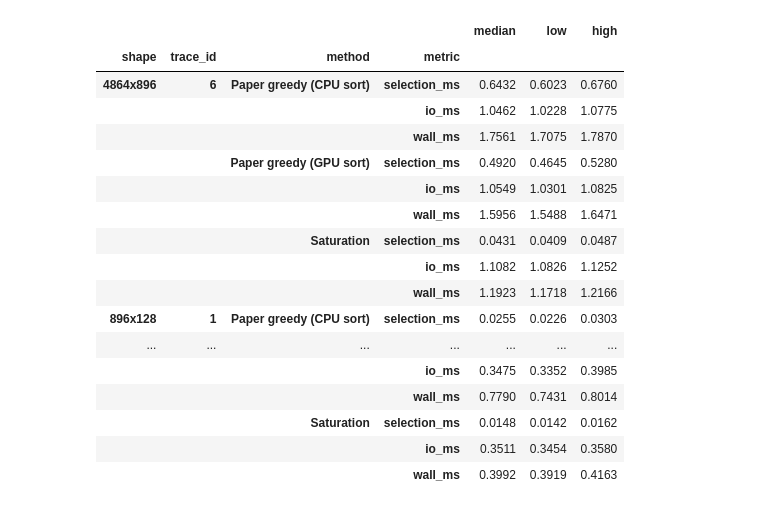
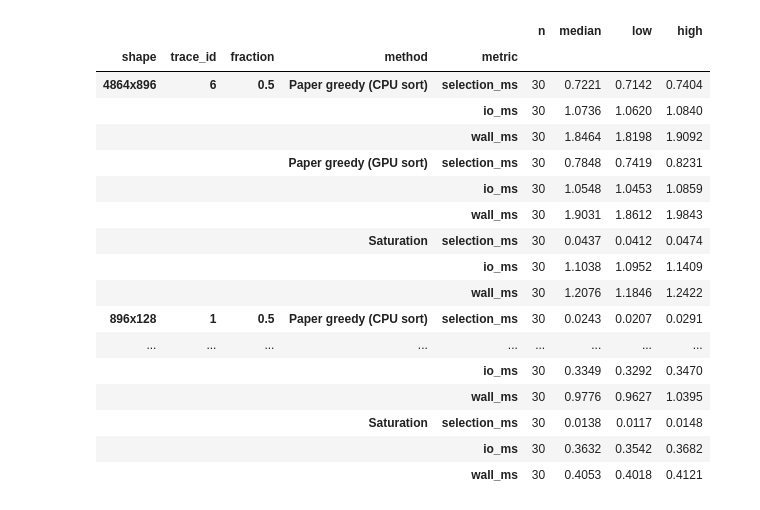
Before and after one commit to yabsed/vlm-in-flash, a Jupyter notebook: conclusion/python/results/03/03_selection_latency.ipynb, the cells around one changed output. Saved outputs shown, nothing was run; the diff lists cells and outputs as text; code cells hidden in the pictures.

```diff
--- a/conclusion/python/results/03/03_selection_latency.ipynb
+++ b/conclusion/python/results/03/03_selection_latency.ipynb
@@ -93,12 +95,13 @@ if RUN_BENCHMARK:
             v = trace["values"].astype(np.float32)
             v = v / v.mean() if v.any() else v
             values, N = torch.from_numpy(v), len(v)
+            total_importance = float(values.double().sum())
             row_bytes = weight_bytes * trace["d"]
             w, (start, jump) = row_bytes / 1024, geometry[trace["shape"]]
             B = int(np.ceil(boundary / w))
             costs = torch.tensor([0.] + [table.read_ms(w*r) for r in range(1, N+1)], dtype=torch.float64)
             params = vlmflash.ChunkParams(start_kb=start, step_kb=start, jump_cap_kb=jump,
-                                          end_kb=model["s99_kib"]+1)
+                                          end_kb=ceiling+1)
             windows, stride = _window_sweep(N, w, table, params)
             sizes = torch.tensor([r for r, _ in windows], dtype=torch.int64)
             delays = torch.tensor([t for _, t in windows], dtype=torch.float64)
@@ -115,9 +118,10 @@ if RUN_BENCHMARK:
                     assert selected <= R if name.startswith("Paper greedy") else selected == R
                     spans = np.flatnonzero(np.diff(np.r_[False, mask.numpy().astype(bool), False])).reshape(-1,2)
                     checked[name] = (mask.clone(), dict(R_selected=selected, fill_pct=100*selected/R,
-                        retained_pct=100*float(values[mask.bool()].double().sum())/float(values.double().sum()),
+                        retained_pct=100*float(values[mask.bool()].double().sum())/total_importance if total_importance else np.nan,
                         modeled_io_ms=float(costs[np.diff(spans).ravel()].sum()), runs=len(spans),
                         intervals=json.dumps(spans.tolist())))
+                assert torch.equal(checked["Paper greedy (CPU sort)"][0], checked["Paper greedy (GPU sort)"][0])
                 for repeat in range(-WARMUP, REPEATS):
                     for name in rng.permutation(list(functions)):
                         begin = perf_counter_ns()
@@ -139,14 +143,15 @@ if RUN_BENCHMARK:
     environment = dict(platform=platform.platform(), torch=torch.__version__, cuda_available=cuda_available,
         paper_sort_devices=["cuda", "cpu"],
         torch_threads=torch.get_num_threads(), reader_threads=THREADS, direct_io=True, destination="cpu",
-        tile_boundary_kib=boundary, paper_ceiling_kib=model["s99_kib"], traces=len(traces),
+        tile_boundary_kib=boundary, paper_ceiling_kib=ceiling, traces=len(traces),
         warmup=WARMUP, repeats=REPEATS, fractions=FRACTIONS.tolist(), max_read_kib=768,
         measurement="prepared CPU importance through selected bytes on CPU; no model compute",
-        profile_sha256=hashlib.sha256(PROFILE.read_bytes()).hexdigest(),
-        trace_sha256=hashlib.sha256(TRACE.read_bytes()).hexdigest(),
         upstream_commit=subprocess.check_output(["git","-C",str(UPSTREAM),"rev-parse","HEAD"],text=True).strip(),
         mount=subprocess.check_output(["findmnt","-T",str(RESULTS.resolve()),"-n","-o","SOURCE,FSTYPE,TARGET"],text=True).strip())
     ENVIRONMENT.write_text(json.dumps(environment, indent=2))
-frame = pd.read_csv(RESULTS) if RESULTS.exists() else pd.DataFrame()
-if ENVIRONMENT.exists(): display(pd.Series(json.loads(ENVIRONMENT.read_text())))
+frame = pd.read_csv(RESULTS)
+assert not frame.empty, "Run the measurement before evaluating the report."
+environment = json.loads(ENVIRONMENT.read_text())
+display(pd.Series(environment)[["platform", "torch", "reader_threads", "warmup", "repeats", "traces",
+                                "direct_io", "tile_boundary_kib", "paper_ceiling_kib", "mount"]])
 # %% [output]
@@ -221,33 +223,34 @@ if not frame.empty:
 # %%
-if not frame.empty:
-    from scipy.stats import bootstrap
-    intervals = []
-    for shape, data in frame[np.isclose(frame.fraction, .5)].groupby("shape"):
-        for name, group in data[data.trace_id == data.trace_id.min()].groupby("method"):
-            for metric in ("selection_ms", "io_ms", "wall_ms"):
-                sample = group[metric].to_numpy()
-                ci = bootstrap((sample,), np.median, method="BCa", n_resamples=10000,
-                               random_state=0).confidence_interval
-                intervals.append(dict(shape=shape, trace_id=int(group.trace_id.iloc[0]), method=name,
-                    metric=metric, median=np.median(sample), low=ci.low, high=ci.high))
-    display(pd.DataFrame(intervals).set_index(["shape","trace_id","method","metric"]).round(4))
+from scipy.stats import bootstrap
+intervals = []
+for shape, data in frame.groupby("shape"):
+    trace = data[data.trace_id == data.trace_id.min()]
+    fraction = min(trace.fraction.unique(), key=lambda f: abs(f - .5))
+    for name, group in trace[np.isclose(trace.fraction, fraction)].groupby("method"):
+        for metric in ("selection_ms", "io_ms", "wall_ms"):
+            sample = group[metric].to_numpy()
+            ci = bootstrap((sample,), np.median, method="BCa", n_resamples=10000,
+                           random_state=0).confidence_interval
+            intervals.append(dict(shape=shape, trace_id=int(group.trace_id.iloc[0]), fraction=fraction,
+                method=name, metric=metric, n=len(sample), median=np.median(sample), low=ci.low, high=ci.high))
+display(pd.DataFrame(intervals).set_index(["shape", "trace_id", "fraction", "method", "metric"]).round(4))
 # %% [output]
-|  |  |  |  | median | low | high |
-| shape | trace_id | method | metric |  |  |  |
-| 4864x896 | 6 | Paper greedy (CPU sort) | selection_ms | 0.6432 | 0.6023 | 0.6760 |
-|  |  |  | io_ms | 1.0462 | 1.0228 | 1.0775 |
-|  |  |  | wall_ms | 1.7561 | 1.7075 | 1.7870 |
-|  |  | Paper greedy (GPU sort) | selection_ms | 0.4920 | 0.4645 | 0.5280 |
-|  |  |  | io_ms | 1.0549 | 1.0301 | 1.0825 |
-|  |  |  | wall_ms | 1.5956 | 1.5488 | 1.6471 |
-|  |  | Saturation | selection_ms | 0.0431 | 0.0409 | 0.0487 |
-|  |  |  | io_ms | 1.1082 | 1.0826 | 1.1252 |
-|  |  |  | wall_ms | 1.1923 | 1.1718 | 1.2166 |
-| 896x128 | 1 | Paper greedy (CPU sort) | selection_ms | 0.0255 | 0.0226 | 0.0303 |
-| ... | ... | ... | ... | ... | ... | ... |
-|  |  |  | io_ms | 0.3475 | 0.3352 | 0.3985 |
-|  |  |  | wall_ms | 0.7790 | 0.7431 | 0.8014 |
-|  |  | Saturation | selection_ms | 0.0148 | 0.0142 | 0.0162 |
-|  |  |  | io_ms | 0.3511 | 0.3454 | 0.3580 |
-|  |  |  | wall_ms | 0.3992 | 0.3919 | 0.4163 |
+|  |  |  |  |  | n | median | low | high |
+| shape | trace_id | fraction | method | metric |  |  |  |  |
+| 4864x896 | 6 | 0.5 | Paper greedy (CPU sort) | selection_ms | 30 | 0.7221 | 0.7142 | 0.7404 |
+|  |  |  |  | io_ms | 30 | 1.0736 | 1.0620 | 1.0840 |
+|  |  |  |  | wall_ms | 30 | 1.8464 | 1.8198 | 1.9092 |
+|  |  |  | Paper greedy (GPU sort) | selection_ms | 30 | 0.7848 | 0.7419 | 0.8231 |
+|  |  |  |  | io_ms | 30 | 1.0548 | 1.0453 | 1.0859 |
+|  |  |  |  | wall_ms | 30 | 1.9031 | 1.8612 | 1.9843 |
+|  |  |  | Saturation | selection_ms | 30 | 0.0437 | 0.0412 | 0.0474 |
+|  |  |  |  | io_ms | 30 | 1.1038 | 1.0952 | 1.1409 |
+|  |  |  |  | wall_ms | 30 | 1.2076 | 1.1846 | 1.2422 |
+| 896x128 | 1 | 0.5 | Paper greedy (CPU sort) | selection_ms | 30 | 0.0243 | 0.0207 | 0.0291 |
+| ... | ... | ... | ... | ... | ... | ... | ... | ... |
+|  |  |  |  | io_ms | 30 | 0.3349 | 0.3292 | 0.3470 |
+|  |  |  |  | wall_ms | 30 | 0.9776 | 0.9627 | 1.0395 |
+|  |  |  | Saturation | selection_ms | 30 | 0.0138 | 0.0117 | 0.0148 |
+|  |  |  |  | io_ms | 30 | 0.3632 | 0.3542 | 0.3682 |
+|  |  |  |  | wall_ms | 30 | 0.4053 | 0.4018 | 0.4121 |
 # %% [markdown]
```
Also changed, not shown: parts of 11 cells of this notebook, 2 other files.
